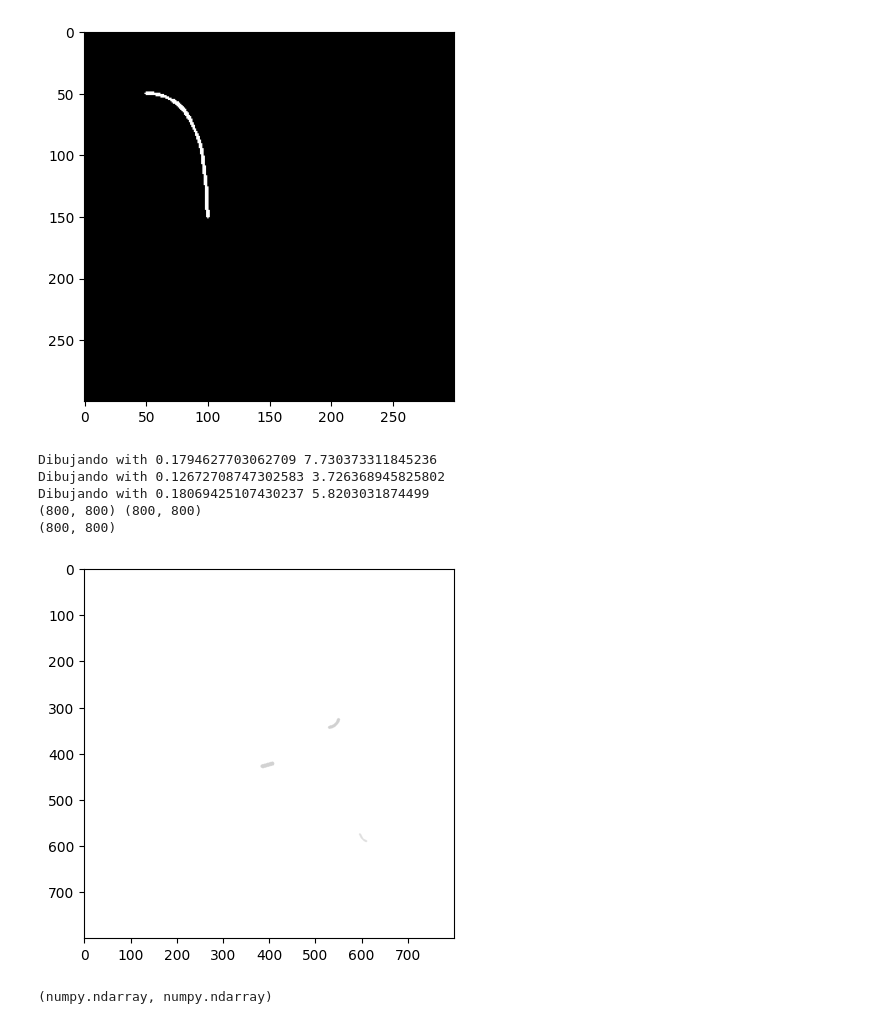
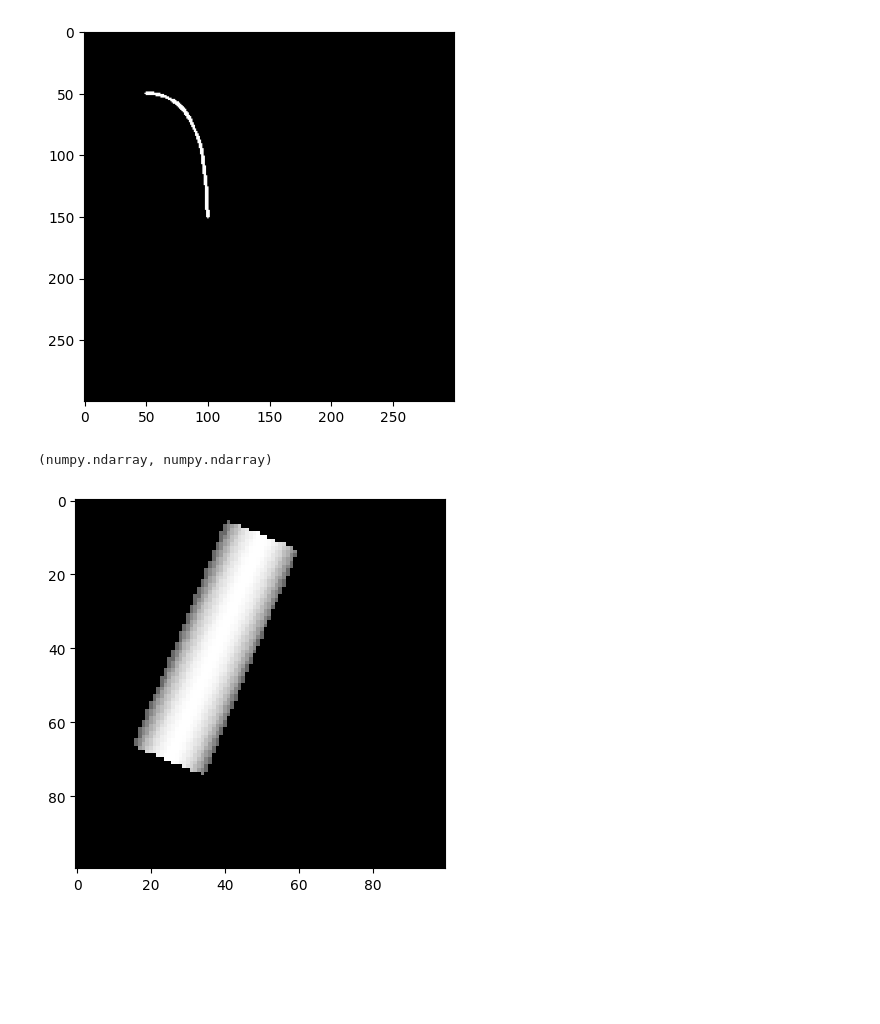
Before and after one commit to aalbiol/rayosX, a Jupyter notebook: cuadernos_pruebas/simulacion.ipynb, the cells around one changed output. Cells and saved outputs as stored; diff of their text form; code cells hidden in the pictures; blank space fills up the shorter version.

```diff
--- a/cuadernos_pruebas/simulacion.ipynb
+++ b/cuadernos_pruebas/simulacion.ipynb
@@ -90,27 +34,51 @@ class SimulaDefectoRayos:
-# %%
-im=np.ones((800,800),dtype=np.float32)
-params={
-    'prob_no_change':0.5,
-    'min_number_of_defects':1,
-    'max_number_of_defects':5,
-    'min_defect_intensity':0.1,
-    'max_defect_intensity': 0.3,
-    'min_defect_size':20,
-    'max_defect_size':50,
-    'min_defect_width':3,
-    'max_defect_width':10,
-}
-simulador=SimulaDefectoRayos(params)
-res=simulador(im)
-_=plt.imshow(res[0],cmap='gray',clim=[0,1])
-# %% [output]
-Dibujando with 0.1794627703062709 7.730373311845236
-Dibujando with 0.12672708747302583 3.726368945825802
-Dibujando with 0.18069425107430237 5.8203031874499
-(800, 800) (800, 800)
-(800, 800)
-[figure, removed]
 # %%
 type(res[0]),type(res[1])
 # %% [output]
 (numpy.ndarray, numpy.ndarray)
+# %%
+import numpy as np
+import matplotlib.pyplot as plt
+
+x=np.zeros((100,100))
+P0=np.array([50,10])
+P1=np.array([25,70])
+
+def draw_line(im,P0,P1,radio=2,color=1,flat=True):
+    '''
+    Modifica im
+    '''
+    #print("color=",color)
+    d=np.sqrt(np.sum((P0-P1)**2))
+
+    f=np.expand_dims(np.linspace(0,1,int(d)+10),0)
+
+    v=np.expand_dims(P1-P0,1)
+    #print(v)
+    P0o=np.expand_dims(P0,1)
+
+    puntos=P0o+f*v
+    copia=im
+    puntos=puntos
+
+    vn=v/np.linalg.norm(v)
+    w=np.array([-vn[1],vn[0]])#Perpendicular
+
+
+
+    for e in np.linspace(-radio,radio,round(3*radio+1)):
+        offset=e*w
+        puntoso=np.round(puntos+offset).astype('int')
+        #print(puntoso.shape,)
+        if flat==False:
+            d=math.sqrt((radio+1)**2-e**2)/(radio+1)
+        else:
+            d=1
+
+        copia[puntoso[1,:],puntoso[0,:]]=np.array(color*d)
+    return copia
+
+
+y=draw_line(x,P0,P1,10,color=1,flat=False)
+_=plt.imshow(y,clim=(0,1),cmap='gray')
+# %% [output]
+[figure, added]
```
Also changed, not shown: parts of 5 cells of this notebook, 14 other files.
